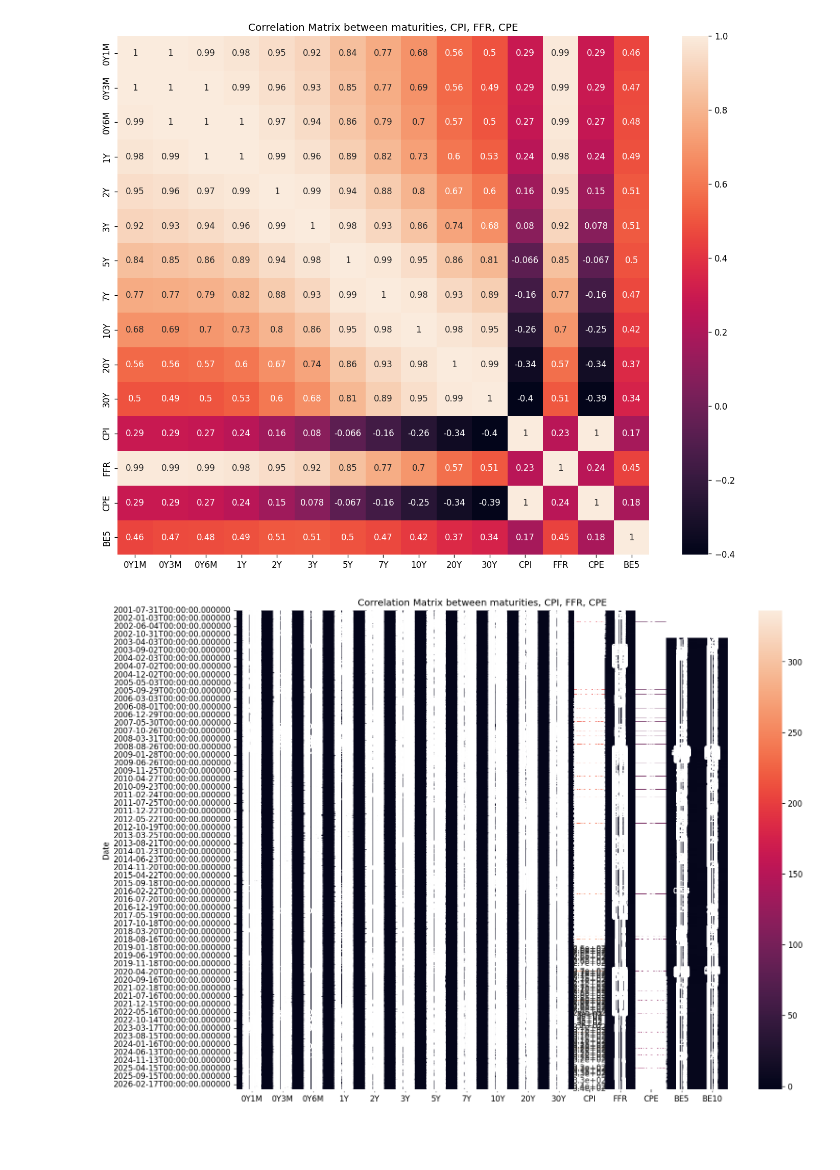
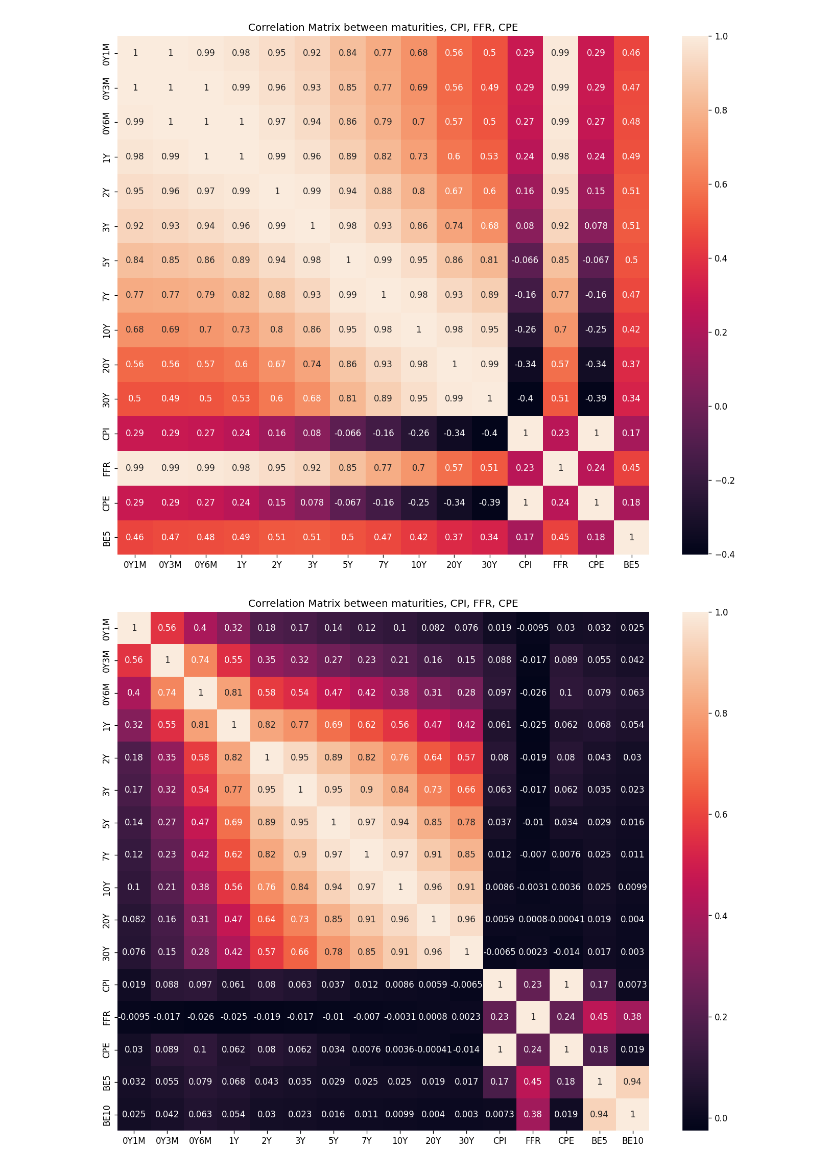
Before and after one commit to raghavken/altREU, a Jupyter notebook: notebooks/data_correlation.ipynb, the cells around one changed output. Cells and saved outputs as stored; diff of their text form; code cells hidden in the pictures; blank space fills up the shorter version.

Commit message:
more correlation graphs

```diff
--- a/notebooks/data_correlation.ipynb
+++ b/notebooks/data_correlation.ipynb
@@ -40,6 +40,15 @@ BE10.rename(columns = {"observation_date": "Date", "T10YIE": "BE10"}, inplace=Tr
 BE10["Date"] = pd.to_datetime(BE10["Date"])
 BE10.set_index("Date", inplace=True)
 
+# track lagged breakeven values as well
+BE10day1 = BE10.shift(-1) - BE10
+BE10day1 = BE10day1.iloc[:-1]
+
+BE10day5 = BE10.shift(-5) - BE10
+BE10day5 = BE10day5.iloc[:-5]
+
+BE10day20 = BE10.shift(-20) - BE10
+BE10day20 = BE10day20.iloc[:-20]
 
 combined_df = MATURITIES.join(
     [CPI,
@@ -80,35 +89,38 @@ plt.show()
 #useful to figure out what data to input into hsmm, and final model
 
 mat1day = MATURITIES.shift(-1) - MATURITIES
 mat1day = mat1day.iloc[:-1]
 
 combined1 = mat1day.join(
     [CPI,
     FFR,
     CPE,
     BE,
     BE10
     ],
     how="left"
 )
 
 fig,ax = plt.subplots(
     figsize = (14,11),
     dpi = 120
 )
 
+matrix = combined1.corr()
+
+
 ax2 = sns.heatmap(
-    combined1,
+    matrix,
     annot=True,
     ax=ax
 )
 plt.title("Correlation Matrix between maturities, CPI, FFR, CPE")
 plt.show()
 
 grid = ax2.get_figure()
 grid.savefig("correlationMatrix1day.png")
 # %% [output]
-[figure, old version]
+[figure, new version]
 # %%
 mat5day = MATURITIES.shift(-5) - MATURITIES
 mat5day = mat5day.iloc[:-5]
```
Also changed, not shown: parts of 3 cells of this notebook, 4 other files.
